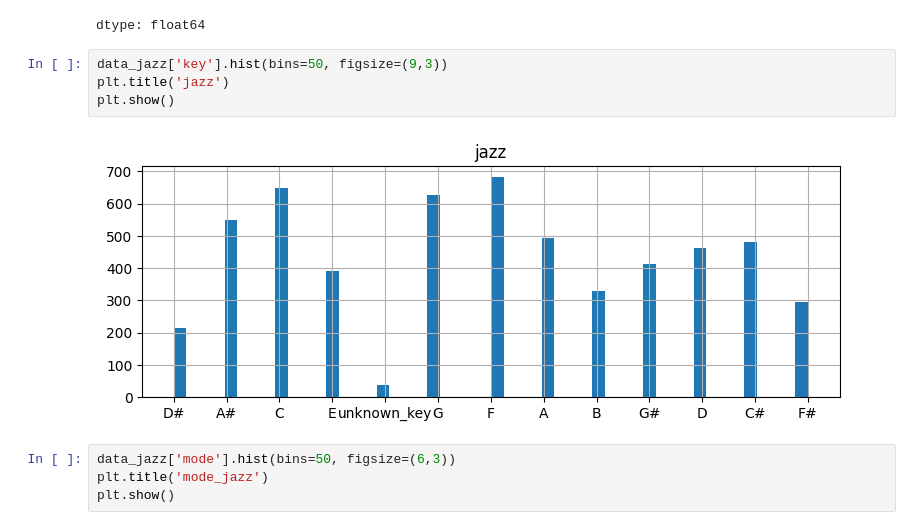
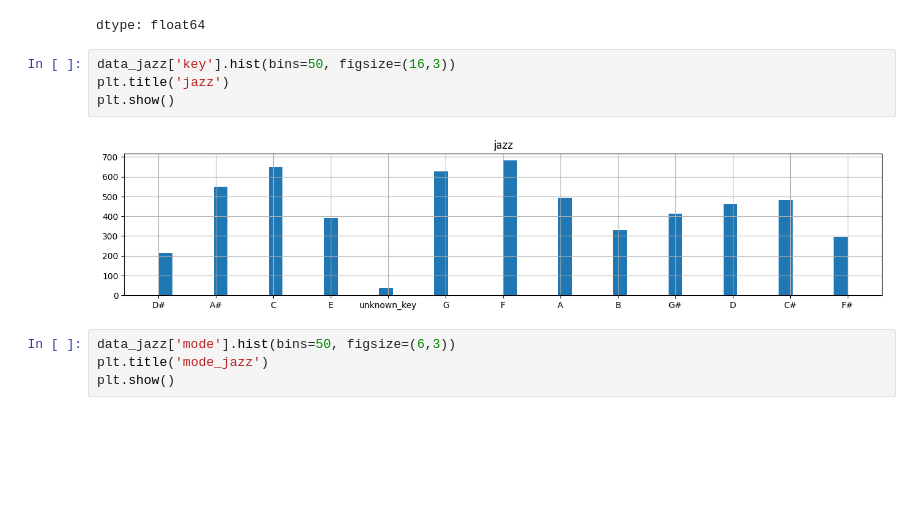
Before and after one commit to ave-a-git/portfolio, a Jupyter notebook: music_genres/music_genres.ipynb, the cells around one changed output. Drawn from its saved outputs; the diff is of its cells as text; blank space fills up the shorter version.

```diff
--- a/music_genres/music_genres.ipynb
+++ b/music_genres/music_genres.ipynb
@@ -725,11 +721,11 @@ data_jazz['tempo'].describe()
 | max | 213.038000 |
 dtype: float64
 # %%
-data_jazz['key'].hist(bins=50, figsize=(9,3))
+data_jazz['key'].hist(bins=50, figsize=(16,3))
 plt.title('jazz')
 plt.show()
 # %% [output]
-[figure, old version]
+[figure, new version]
 # %%
 data_jazz['mode'].hist(bins=50, figsize=(6,3))
 plt.title('mode_jazz')
```
Also changed, not shown: parts of 23 cells of this notebook, 1 other file.
